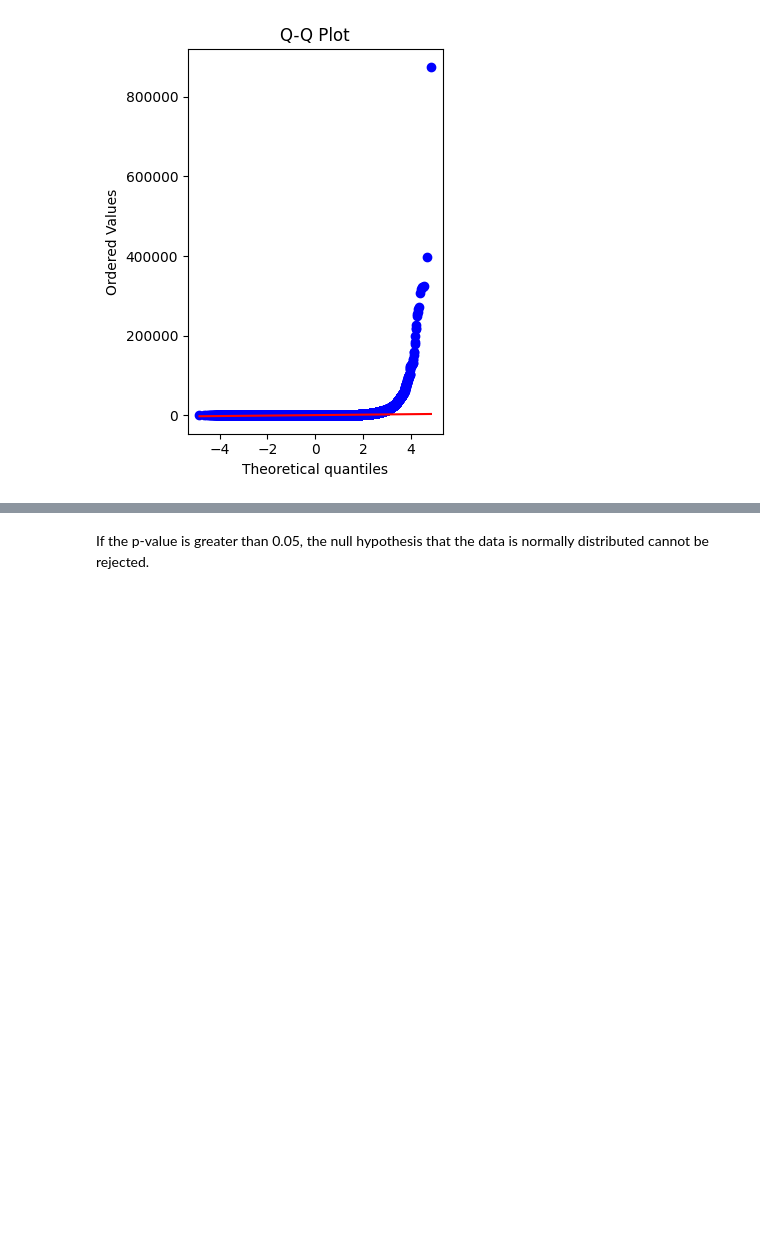
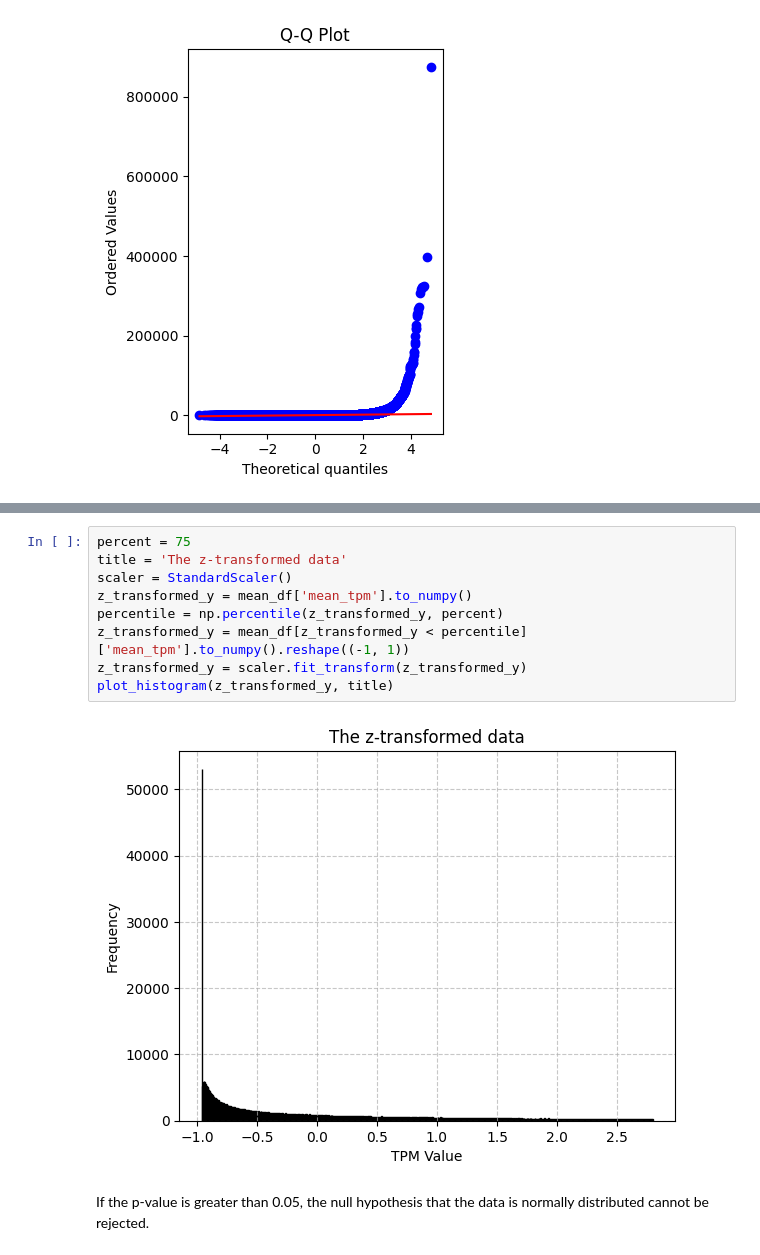
Before and after one commit to memetc/ML4RG_Group1, a Jupyter notebook: data_preparation.ipynb, the cells around one changed output, grey strips where cells are left out. Cells and saved outputs as stored; diff of their text form; blank space fills up the shorter version.

```diff
--- a/data_preparation.ipynb
+++ b/data_preparation.ipynb
@@ -244,3 +309,14 @@ plt.show()
+# %%
+percent = 75
+title = 'The z-transformed data'
+scaler = StandardScaler()
+z_transformed_y = mean_df['mean_tpm'].to_numpy()
+percentile = np.percentile(z_transformed_y, percent)
+z_transformed_y = mean_df[z_transformed_y < percentile]['mean_tpm'].to_numpy().reshape((-1, 1))
+z_transformed_y = scaler.fit_transform(z_transformed_y)
+plot_histogram(z_transformed_y, title)
+# %% [output]
+[figure, added]
 # %% [markdown]
 If the p-value is greater than 0.05, the null hypothesis that the data is normally distributed cannot be rejected.
 # %%
```
Also changed, not shown: parts of 7 cells of this notebook.
